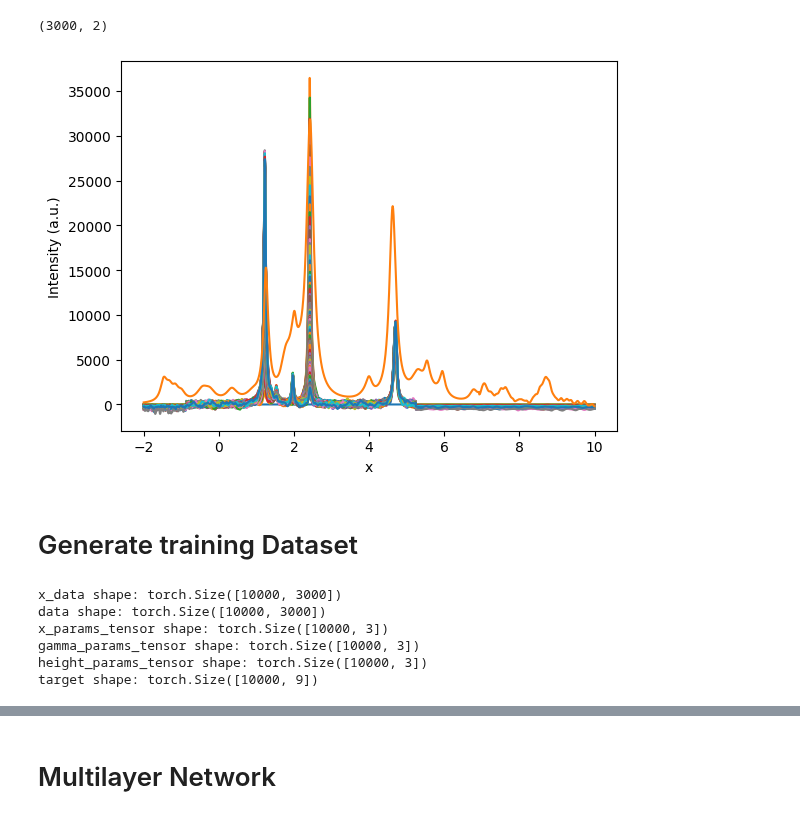
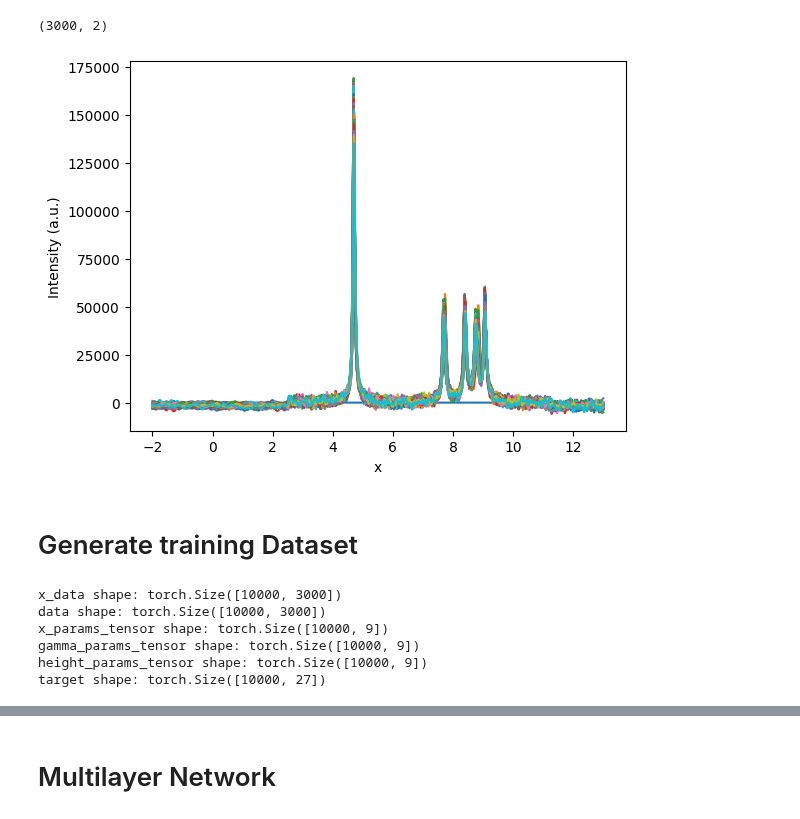
Before and after one commit to RATFIVE/MoinCC-AI4metabolomics, a Jupyter notebook: 03_DeepLearning/ImplementingNeuralNetwork.ipynb, the cells around one changed output, grey strips where cells are left out. Drawn from its saved outputs; the diff is of its cells as text; code cells hidden in the pictures.

```diff
--- a/03_DeepLearning/ImplementingNeuralNetwork.ipynb
+++ b/03_DeepLearning/ImplementingNeuralNetwork.ipynb
@@ -173,7 +59,2 @@ LoadData.get_metabolite_list('FA_20231113_2H_yeast_Pyruvate-d3_1.csv')
 # %% [markdown]
 # Step 1: Loading the data
-# %%
-
-
-path_list = load_data('FA_20231113_2H_yeast_Pyruvate-d3_1.csv')
-print(path_list)
@@ -184,6 +61,6 @@ Path: /home/generalpegasus/Documents/Programme/MoinCC-AI4metabolomics/Data
 # %%
 # shapes of all the csv files
-path_list2 = load_data('.csv')
+path_list2 = loaddata.load_data('.csv')
 
 for path in path_list2:
     df = pd.read_csv(path)
@@ -215,7 +92,7 @@ for file in path_list:
 # %%
 for i in range(len(path_list)):
     df = pd.read_csv(path_list[i])
-    df['sum'] = df.iloc[:,1:].sum(axis=1)
+
 
     x = df.iloc[:,0]
     y = df.iloc[:, 1]
@@ -368,18 +225,21 @@ def fill_df(df):
     step = np.mean(x_diff)
 
     # Take sample range for the noise
-    x_range_lower = 20
-    x_range_upper = 100
+    x_range_lower = 2
+    x_range_upper = 50
 
     # get sample data of the noise
     x_sample = x[x_range_lower:x_range_upper]
     y_sample = y[x_range_lower:x_range_upper]
 
     # get the max and min values of the sample data
-    y_min, y_max = y_sample.min(), abs(y_sample.min())
-    x_min, x_max = x_sample.min(), abs(x_sample.min())
+    y_min, y_max = y_sample.min(), (abs(y_sample.max()))
+
+    # get the min max of the x values
+    x_min, x_max = x.min(), x.min()
 
     if x_min > -2:
+
 
         # create values in n steps
         x_new = np.arange(-2, x.iloc[0], step)
@@ -400,10 +260,11 @@ def fill_df(df):
         df = pd.concat([data, df], axis=0)
         df.reset_index(drop=True, inplace=True)
 
-    if x_max < 10:
+    if x_max < 15:
 
         # create values in n steps
-        x_new = np.arange(x.iloc[-1], 10, step)
+        x_new = np.arange(x.iloc[-1], 13, step)
+        #print(x_new)
         y_new = np.zeros_like(x_new)
 
         # set the noise level
@@ -424,10 +285,10 @@ def fill_df(df):
     return df
 
 
-df_fill = df.iloc[:, 0:2]
+df_fill = df.iloc[:, [0, 2]]
 #print(df_fill.head())
 df_filled = fill_df(df_fill)
-print(df_filled.head())
+#print(df_filled.head())
 
 # plot
 plt.plot(df_filled.iloc[:, 0], df_filled.iloc[:, 1])
@@ -471,23 +326,23 @@ df_interpolated.shape
 # %%
 for i in range(df.shape[1]-1):
 
     df_filled = fill_df(df.iloc[:, [0, i]])
     df_interpolated = interpolate_to_shape(df_filled.loc[:,'x'], df_filled.loc[:,'y'], spectrum_lenth=3000)
     #plt.plot(df_filled.loc[:,'x'], df_filled.loc[:,'y'], '-', label='Original Data')
     plt.plot(df_interpolated.iloc[:, 0], df_interpolated.iloc[:, 1], '-', label='Interpolated Data')
 
 # data_train_tensor & y_train
-pyruvate_list = [2.468, 4.7, 1.2261]
-x_synth, y_synth, x0_parms, gamma_parms, height_parms = generate_random_spectrum(pyruvate_list)
+substrates_list = substrates + metabolites
+x_synth, y_synth, x0_parms, gamma_parms, height_parms = generate_random_spectrum(substrates_list)
 
 
-plt.plot(x_synth, y_synth, label="With Noise")
+#plt.plot(x_synth, y_synth, label="With Noise")
 plt.xlabel('x')
 plt.ylabel('Intensity (a.u.)')
 
 plt.show()
 # %% [output]
-[figure, old version]
+[figure, new version]
 # %% [markdown]
 # Generate training Dataset
 # %%
@@ -501,8 +356,8 @@ gamma_parms_list = []
 height_parms_list = []
 for i in range(num_samples):
     # data_train_tensor & y_train
-    pyruvate_list = [2.468, 4.7, 1.2261]
-    x, y_noisy, x0_parms, gamma_parms, height_parms = generate_random_spectrum(pyruvate_list)
+    substrates_list = substrates + metabolites
+    x, y_noisy, x0_parms, gamma_parms, height_parms = generate_random_spectrum(substrates_list)
     x_data.append(x)
     y_data.append(y_noisy)
     x0_parms_list.append(x0_parms)
@@ -534,10 +389,10 @@ print('\n')
 # %% [output]
 x_data shape: torch.Size([10000, 3000])
 data shape: torch.Size([10000, 3000])
-x_params_tensor shape: torch.Size([10000, 3])
-gamma_params_tensor shape: torch.Size([10000, 3])
-height_params_tensor shape: torch.Size([10000, 3])
-target shape: torch.Size([10000, 9])
+x_params_tensor shape: torch.Size([10000, 9])
+gamma_params_tensor shape: torch.Size([10000, 9])
+height_params_tensor shape: torch.Size([10000, 9])
+target shape: torch.Size([10000, 27])
 # %%
 def scale_data(data, target):
     """Scale the data
```
Also changed, not shown: parts of 27 cells of this notebook.
